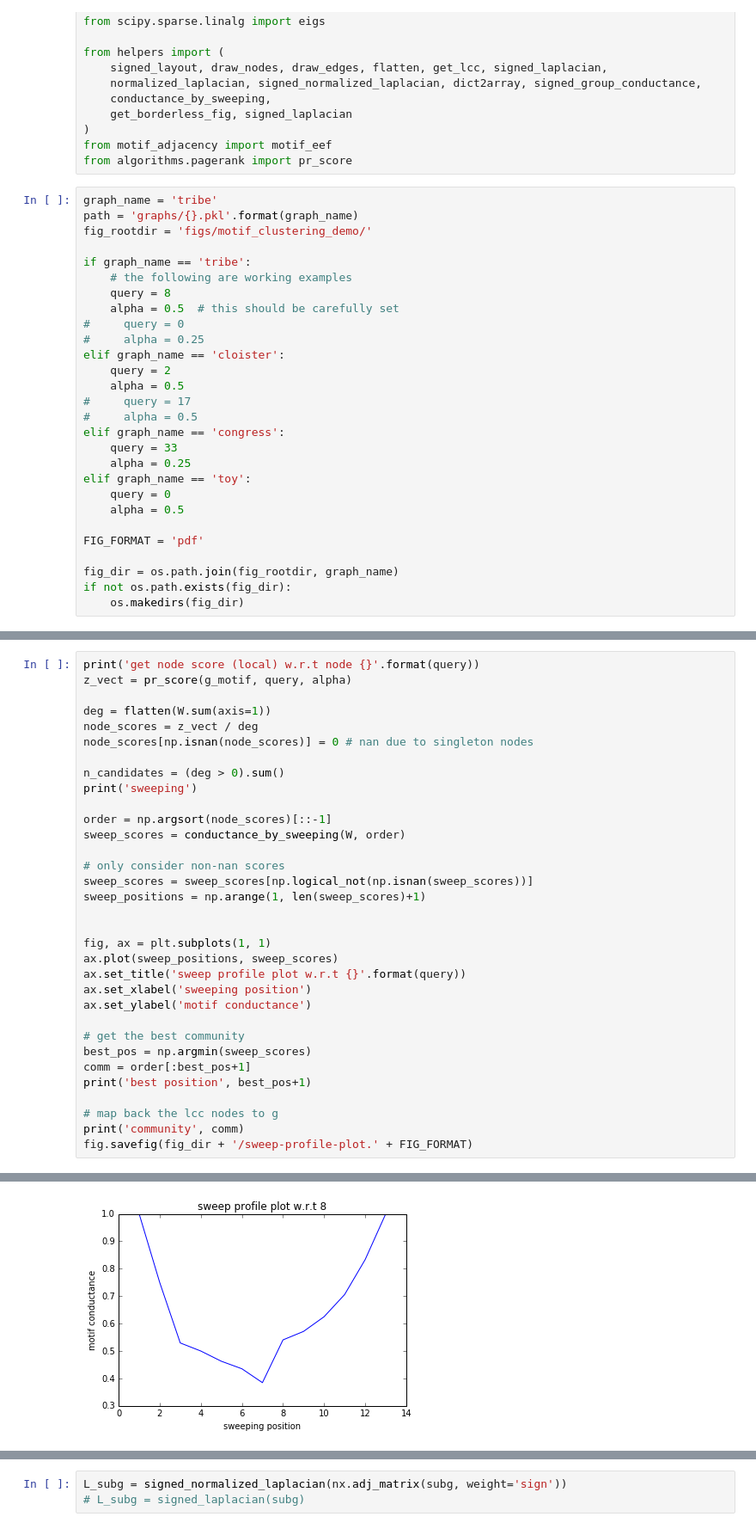
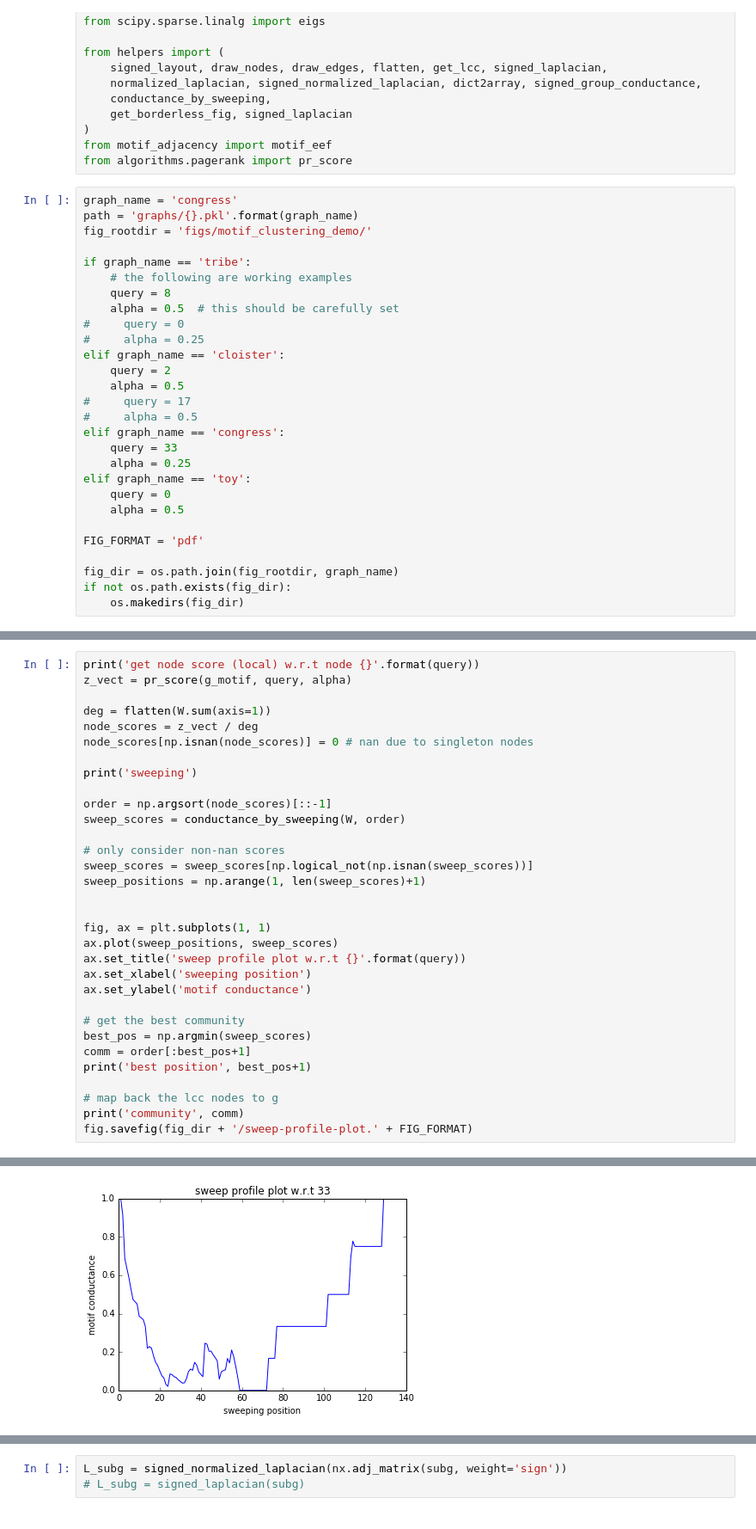
Before and after one commit to xiaohan2012/signed-local-community, a Jupyter notebook: motif-clustering.ipynb, the cells around one changed output, grey strips where cells are left out. Shown at 86% size. Cells and saved outputs as stored; diff of their text form.

```diff
--- a/motif-clustering.ipynb
+++ b/motif-clustering.ipynb
@@ -25,7 +25,7 @@ from helpers import (
 from motif_adjacency import motif_eef
 from algorithms.pagerank import pr_score
 # %%
-graph_name = 'tribe'
+graph_name = 'congress'
 path = 'graphs/{}.pkl'.format(graph_name)
 fig_rootdir = 'figs/motif_clustering_demo/'
 
@@ -92,7 +92,6 @@ deg = flatten(W.sum(axis=1))
 node_scores = z_vect / deg
 node_scores[np.isnan(node_scores)] = 0 # nan due to singleton nodes
 
-n_candidates = (deg > 0).sum()
 print('sweeping')
 
 order = np.argsort(node_scores)[::-1]
@@ -125,4 +127,4 @@ community [ 8 12  9 10 14  4  1]
-[figure, old version]
+[figure, new version]
 # %%
 pal = sns.color_palette('hls', 8)
 # sns.palplot(pal)
```
Also changed, not shown: parts of 7 cells of this notebook, 1 other file.
